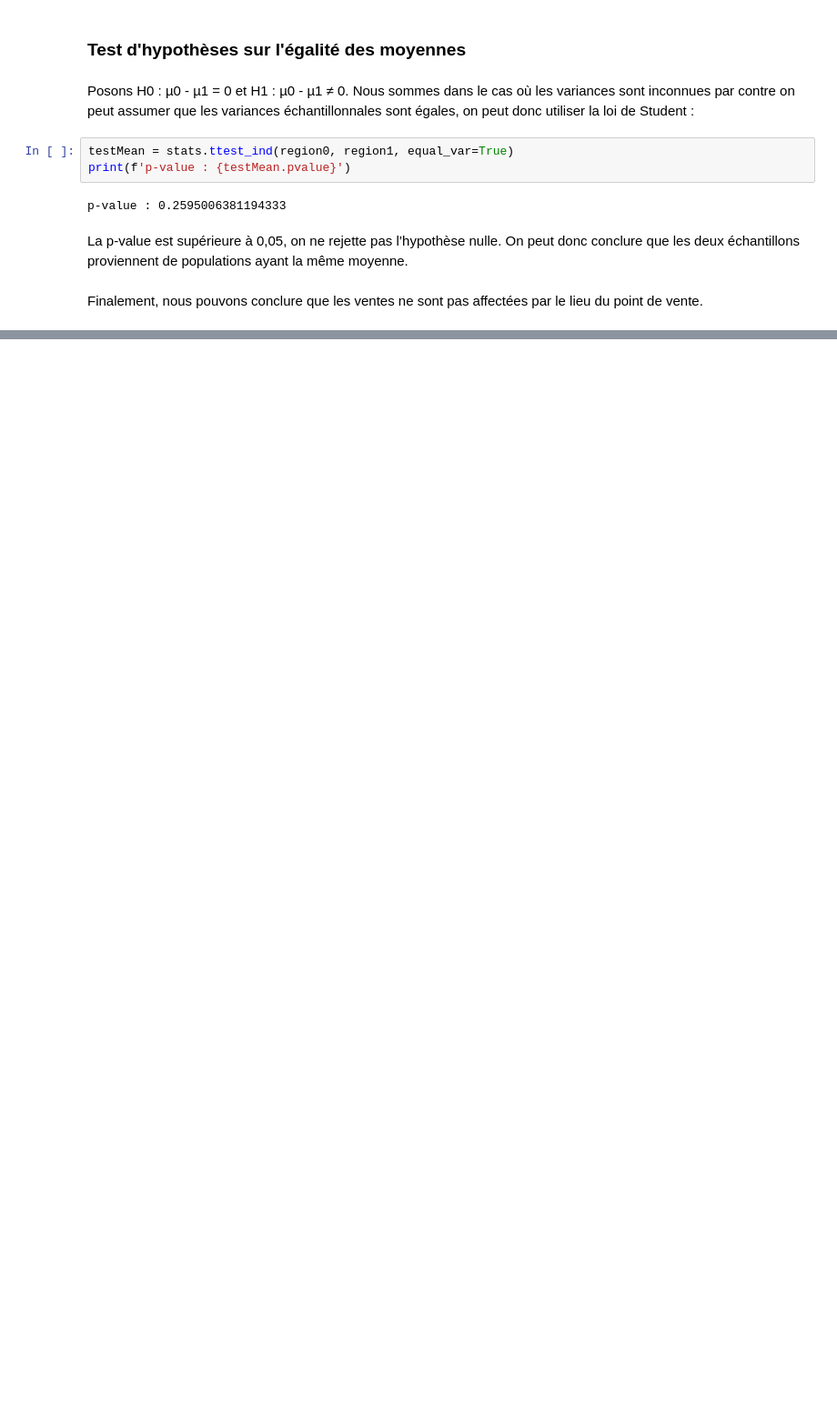
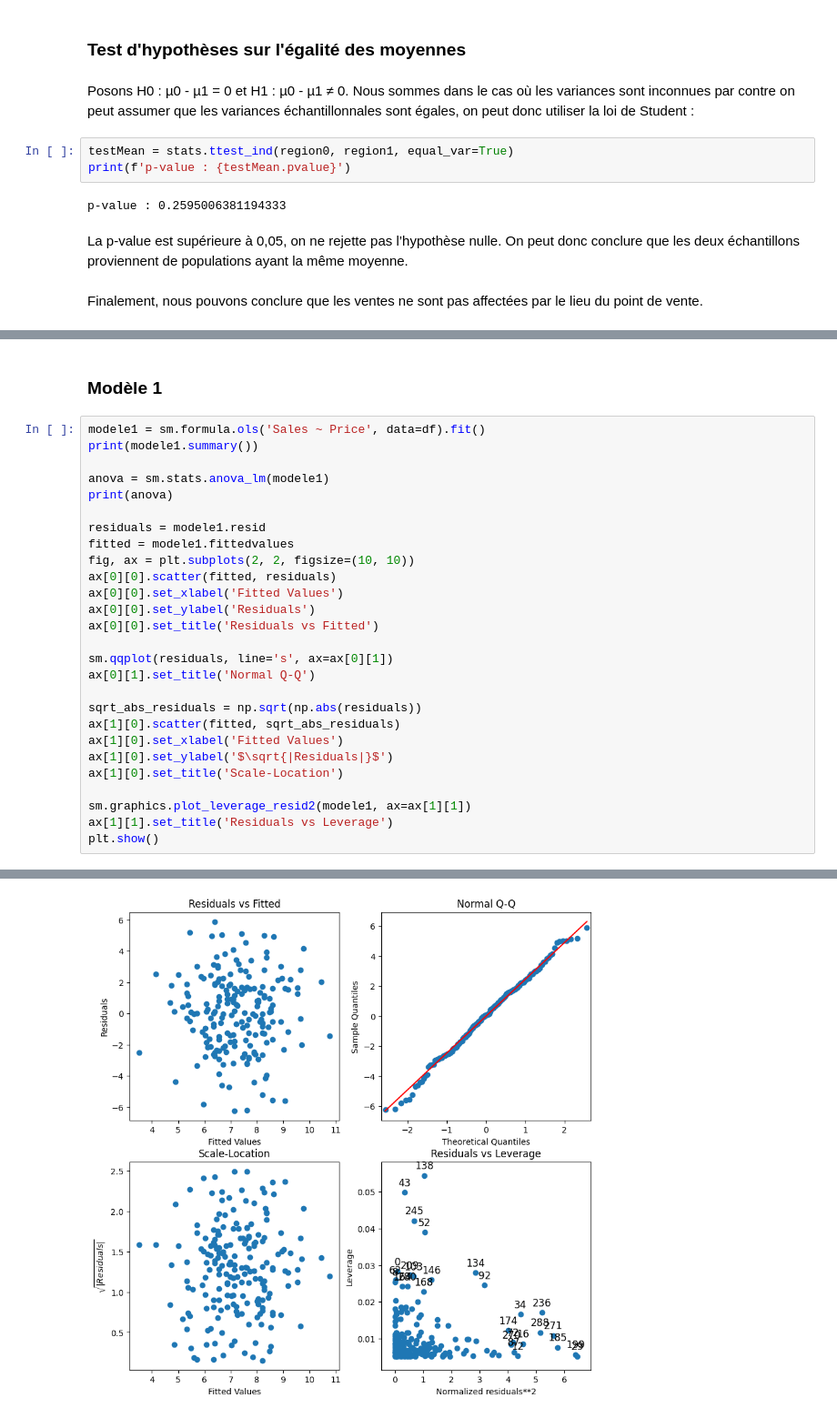
Before and after one commit to TristanVLM/proba-stats, a Jupyter notebook: DevoirDH23.ipynb, the cells around one changed output, grey strips where cells are left out. Shown at 91% size. Drawn from its saved outputs; the diff is of its cells as text; blank space fills up the shorter version.

Commit message:
Analyses des modèles terminée
Il faut maintenant choisir le meilleur modèle et faire la dernière question du devoir

```diff
--- a/DevoirDH23.ipynb
+++ b/DevoirDH23.ipynb
@@ -214,0 +217,30 @@ Finalement, nous pouvons conclure que les ventes ne sont pas affectées par le l
+# %% [markdown]
+### Modèle 1
+# %%
+modele1 = sm.formula.ols('Sales ~ Price', data=df).fit()
+print(modele1.summary())
+
+anova = sm.stats.anova_lm(modele1)
+print(anova)
+
+residuals = modele1.resid
+fitted = modele1.fittedvalues
+fig, ax = plt.subplots(2, 2, figsize=(10, 10))
+ax[0][0].scatter(fitted, residuals)
+ax[0][0].set_xlabel('Fitted Values')
+ax[0][0].set_ylabel('Residuals')
+ax[0][0].set_title('Residuals vs Fitted')
+
+sm.qqplot(residuals, line='s', ax=ax[0][1])
+ax[0][1].set_title('Normal Q-Q')
+
+sqrt_abs_residuals = np.sqrt(np.abs(residuals))
+ax[1][0].scatter(fitted, sqrt_abs_residuals)
+ax[1][0].set_xlabel('Fitted Values')
+ax[1][0].set_ylabel('$\sqrt{|Residuals|}$')
+ax[1][0].set_title('Scale-Location')
+
+sm.graphics.plot_leverage_resid2(modele1, ax=ax[1][1])
+ax[1][1].set_title('Residuals vs Leverage')
+plt.show()
+# %% [output]
@@ -214,0 +264 @@ Finalement, nous pouvons conclure que les ventes ne sont pas affectées par le l
+[figure, added]
```
Also changed, not shown: parts of 13 cells of this notebook.
